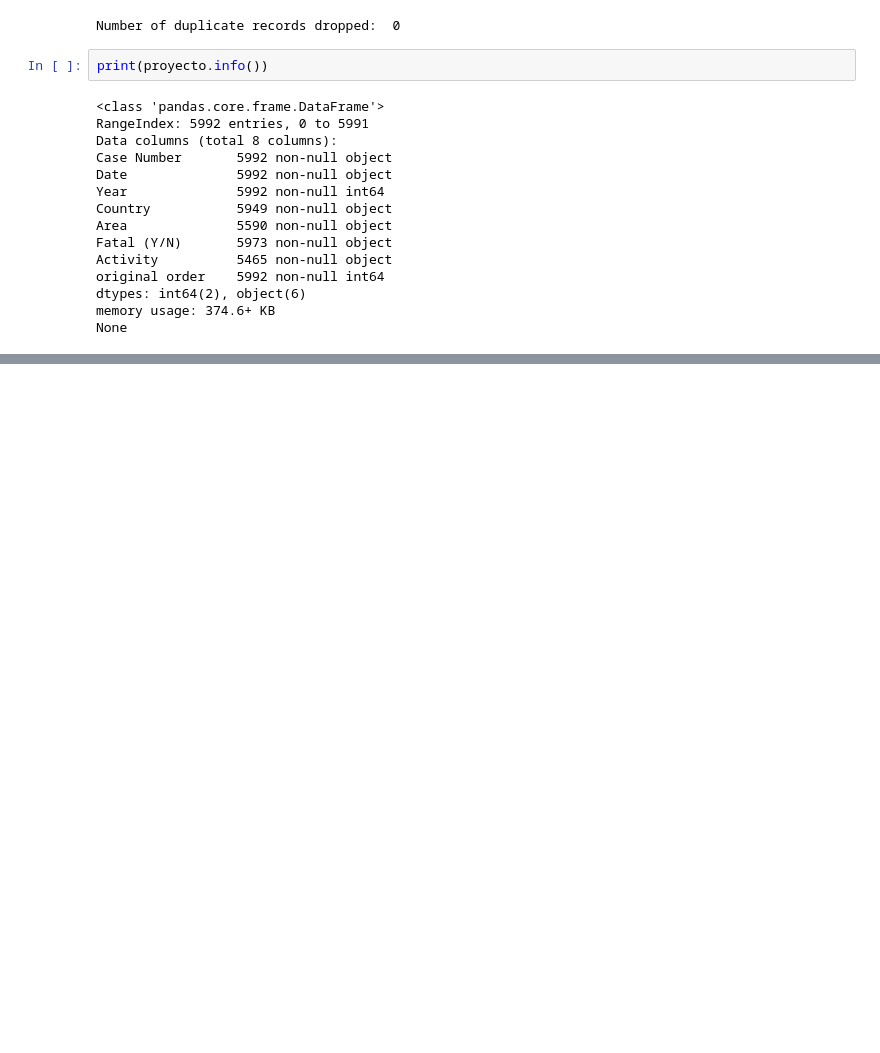
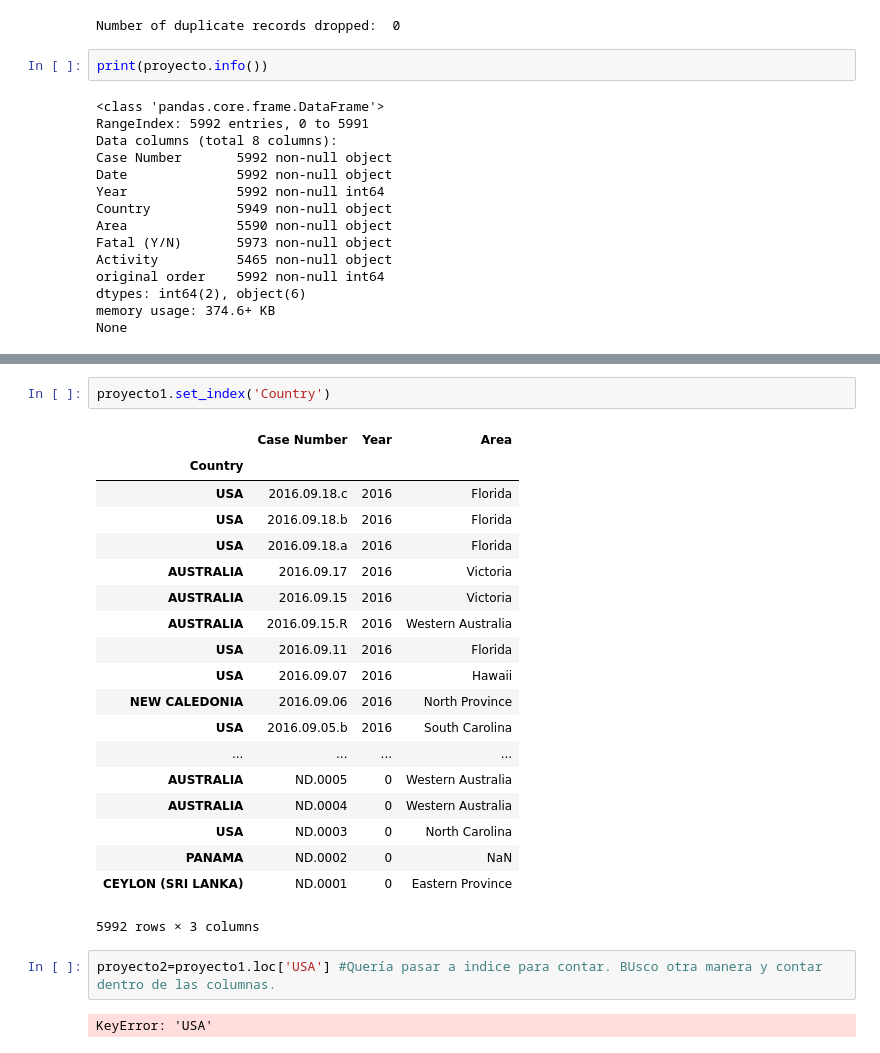
Before and after one commit to ironhack-datalabs/datamad0419, a Jupyter notebook: module-1/pandas-project/your-code/pandas-project.ipynb, the cells around one changed output, grey strips where cells are left out. Drawn from its saved outputs; the diff is of its cells as text; blank space fills up the shorter version.

```diff
--- a/module-1/pandas-project/your-code/pandas-project.ipynb
+++ b/module-1/pandas-project/your-code/pandas-project.ipynb
@@ -129,0 +163,26 @@ None
+# %%
+proyecto1.set_index('Country')
+# %% [output]
+|  | Case Number | Year | Area |
+| Country |  |  |  |
+| USA | 2016.09.18.c | 2016 | Florida |
+| USA | 2016.09.18.b | 2016 | Florida |
+| USA | 2016.09.18.a | 2016 | Florida |
+| AUSTRALIA | 2016.09.17 | 2016 | Victoria |
+| AUSTRALIA | 2016.09.15 | 2016 | Victoria |
+| AUSTRALIA | 2016.09.15.R | 2016 | Western Australia |
+| USA | 2016.09.11 | 2016 | Florida |
+| USA | 2016.09.07 | 2016 | Hawaii |
+| NEW CALEDONIA | 2016.09.06 | 2016 | North Province |
+| USA | 2016.09.05.b | 2016 | South Carolina |
+| ... | ... | ... | ... |
+| AUSTRALIA | ND.0005 | 0 | Western Australia |
+| AUSTRALIA | ND.0004 | 0 | Western Australia |
+| USA | ND.0003 | 0 | North Carolina |
+| PANAMA | ND.0002 | 0 | NaN |
+| CEYLON (SRI LANKA) | ND.0001 | 0 | Eastern Province |
+5992 rows × 3 columns
+# %%
+proyecto2=proyecto1.loc['USA'] #Quería pasar a indice para contar. BUsco otra manera y contar dentro de las columnas.
+# %% [output]
+KeyError: 'USA'
```
Also changed, not shown: parts of 9 cells of this notebook.
